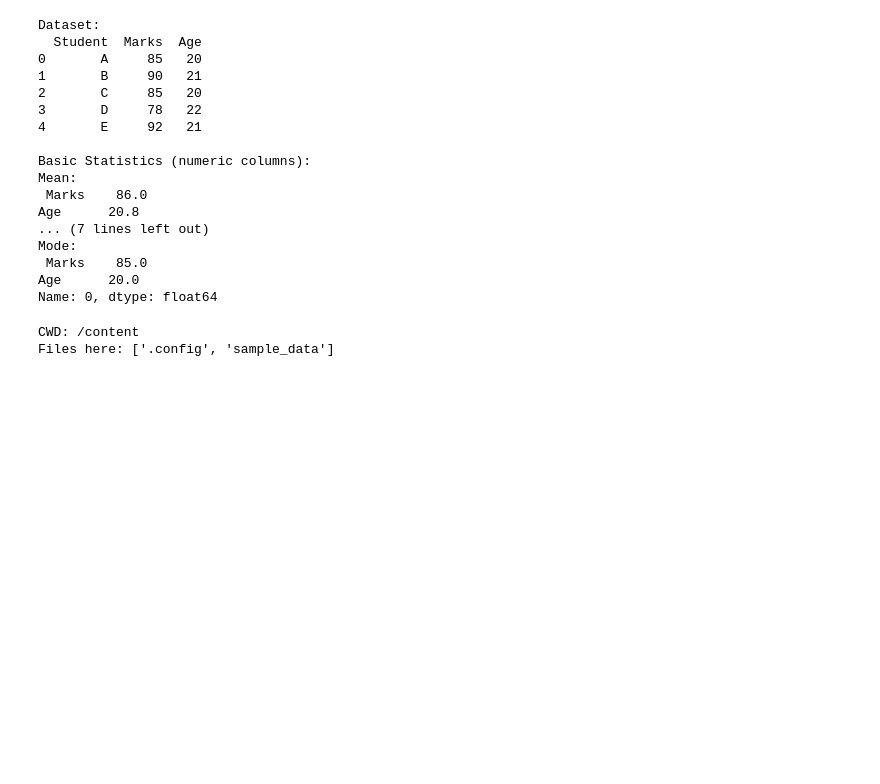
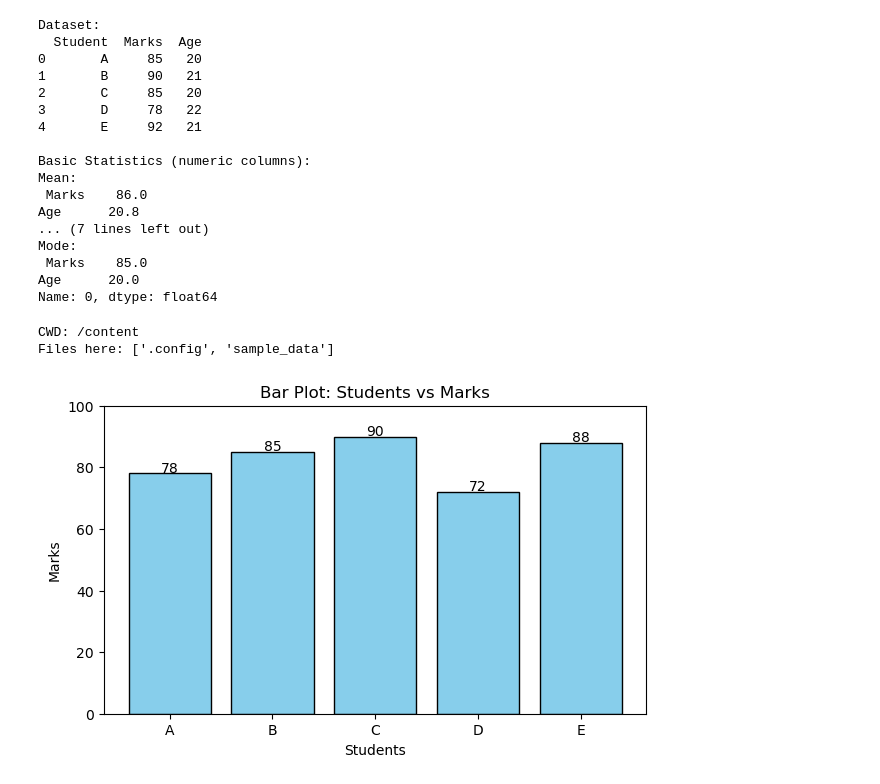
Before and after one commit to Pushkar0997/sem4-PPP, a Jupyter notebook: exp.ipynb, the cells around one changed output. Cells and saved outputs as stored; diff of their text form; code cells hidden in the pictures; blank space fills up the shorter version.

Commit message:
some plots

```diff
--- a/exp.ipynb
+++ b/exp.ipynb
@@ -50,3 +50,29 @@ print("Files here:", [p.name for p in Path.cwd().iterdir()][:20])
 # %% [output]
 CWD: /content
 Files here: ['.config', 'sample_data']
+# %%
+import matplotlib.pyplot as plt
+
+
+# Sample dataset
+students = ["A", "B", "C", "D", "E"]
+marks = [78, 85, 90, 72, 88]
+study_hours = [2, 4, 6, 1, 5]
+
+
+# 1) Bar Plot: Students vs Marks
+plt.figure(figsize=(7, 4))
+bars = plt.bar(students, marks, color="skyblue", edgecolor="black")
+plt.title("Bar Plot: Students vs Marks")
+plt.xlabel("Students")
+plt.ylabel("Marks")
+
+# Add labels on top of each bar
+for bar in bars:
+	h = bar.get_height()
+	plt.text(bar.get_x() + bar.get_width() / 2, h + 0.5, f"{int(h)}", ha="center")
+
+plt.ylim(0, 100)
+plt.show()
+# %% [output]
+[figure, added]
```
Also changed, not shown: parts of 2 cells of this notebook.
